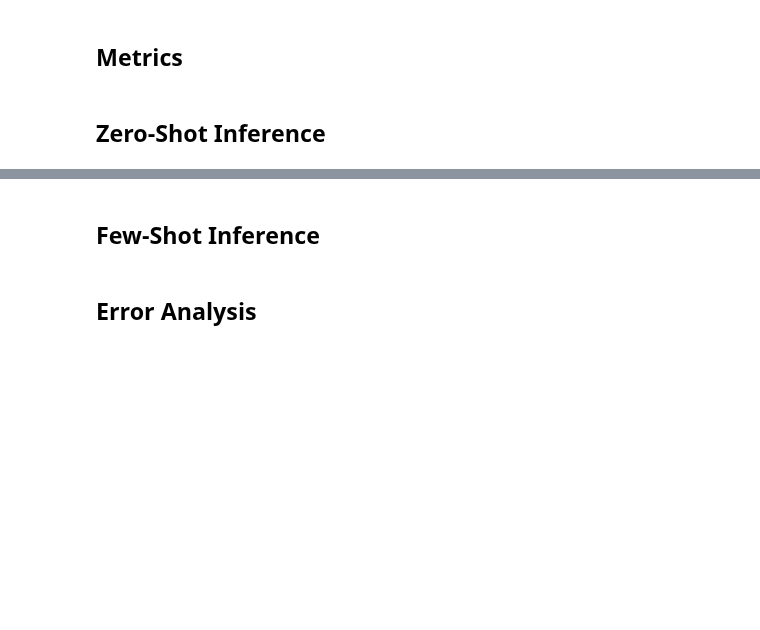
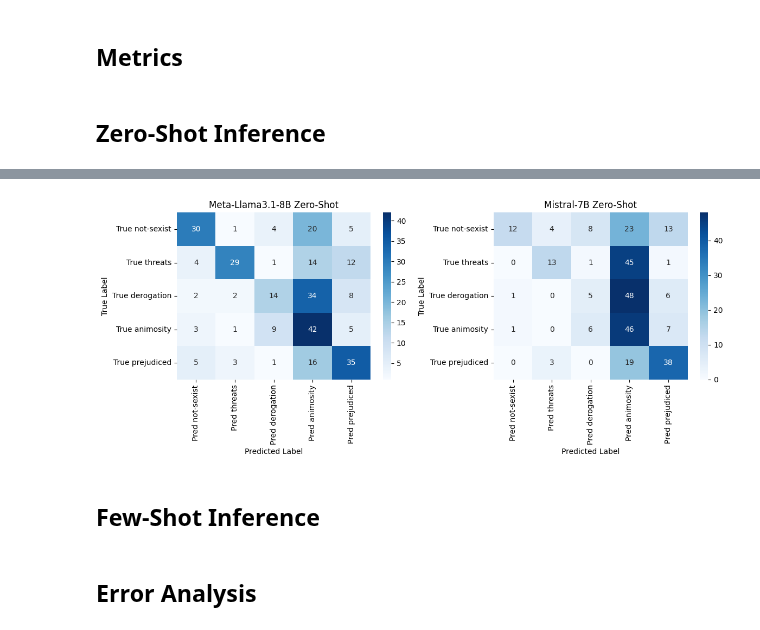
Before and after one commit to LuGorr/Sexist-Tweet-Detection, a Jupyter notebook: A2/Assignment_2.ipynb, the cells around one changed output, grey strips where cells are left out. Drawn from its saved outputs; the diff is of its cells as text; code cells hidden in the pictures; blank space fills up the shorter version.

```diff
--- a/A2/Assignment_2.ipynb
+++ b/A2/Assignment_2.ipynb
@@ -407,14 +404,11 @@ def compute_metrics(y_pred_raw, y_true):
 
         # Parse the response
         parsed_label = process_response(raw_response)
-        print(parsed_label)
         y_pred_parsed.append(parsed_label)
 
     # Compute metrics
     fail_ratio = failed_responses / len(y_pred_raw)
     macro_f1 = f1_score(y_true, y_pred_parsed, average="macro")
-    print(y_true)
-    print(y_pred_parsed)
 
     # We define the list of all possible label indices (0, 1, 2, 3, 4)
     # This ensures classification_report works even if the mini-batch
@@ -422,7 +416,7 @@ def compute_metrics(y_pred_raw, y_true):
     # This ensure that the classification_report works even with a mini-batch that only contains a subset of these classes (for testing purpose)
     all_label_indices = list(range(len(label_names)))
 
-    print("\n--- Classification Report ---")
+    print("\nClassification Report")
     print(
         classification_report(
             y_true,
@@ -432,9 +426,21 @@ def compute_metrics(y_pred_raw, y_true):
             zero_division=0
         )
     )
-    print("------------------------------")
 
-    return {"macro_f1": macro_f1, "fail_ratio": fail_ratio}, y_pred_parsed
+    print("\nConfusion Matrix")
+    cm = confusion_matrix(y_true, y_pred_parsed)
+    # Plot confusion matrix
+    print("\nPlotting Confusion Matrix...")
+    plt.figure(figsize=(8, 6))
+    sns.heatmap(cm, annot=True, fmt='d', cmap='Blues',
+                xticklabels=[f'Pred {name}' for name in label_names],
+                yticklabels=[f'True {name}' for name in label_names])
+    plt.ylabel('True Label')
+    plt.xlabel('Predicted Label')
+    plt.title('Confusion Matrix')
+    plt.show()
+
+    return {"macro_f1": macro_f1, "fail_ratio": fail_ratio, "confusion_matrix": cm}, y_pred_parsed
 
 def generate_responses(model, tokenizer, prompt_examples):
     """
@@ -570,3 +588,22 @@ raw_responses
+# %%
+# Display confusion matrices
+
+fig, axes = plt.subplots(1, len(experiment_results), figsize=(12,5))
+
+for ax, r in zip(axes, experiment_results):
+    cm = np.array(r["confusion_matrix"])
+    sns.heatmap(cm, annot=True, fmt='d', cmap='Blues',
+                xticklabels=[f'Pred {name}' for name in label_names],
+                yticklabels=[f'True {name}' for name in label_names],
+                ax=ax)
+    ax.set_ylabel('True Label')
+    ax.set_xlabel('Predicted Label')
+    ax.set_title(r["model"] + " Zero-Shot")
+
+plt.tight_layout()
+plt.show()
+# %% [output]
+[figure, added]
 # %% [markdown]
 ## Few-Shot Inference
 # %%
```
Also changed, not shown: parts of 12 cells of this notebook.
